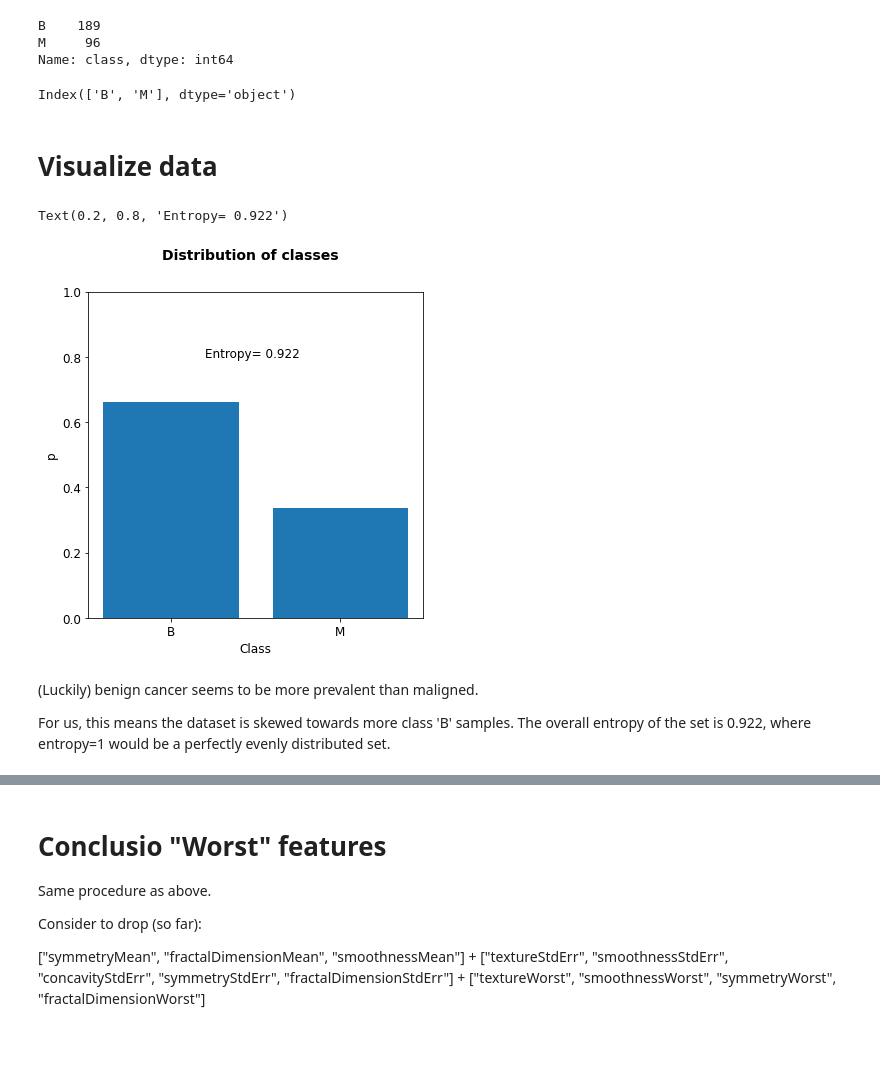
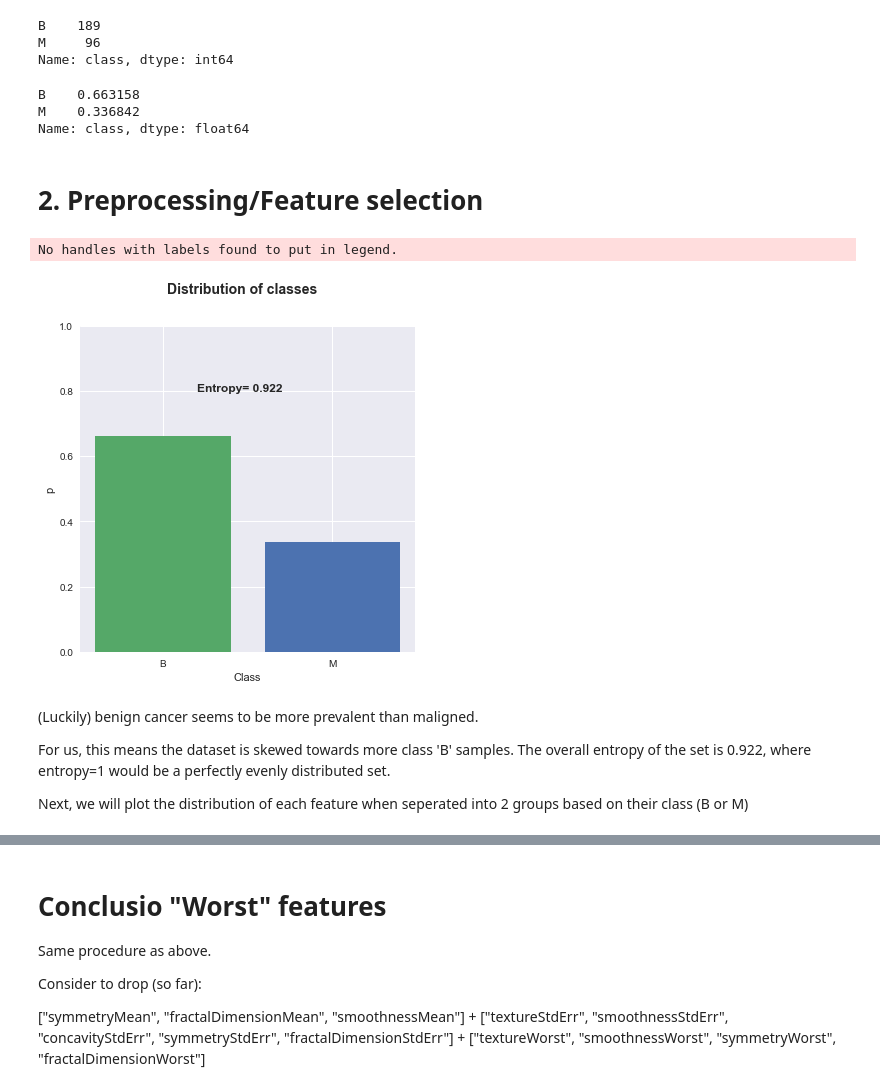
Before and after one commit to GenosW/ml-exercises, a Jupyter notebook: exercise2/breastcancer.ipynb, the cells around one changed output, grey strips where cells are left out. Cells and saved outputs as stored; diff of their text form; code cells hidden in the pictures; blank space fills up the shorter version.

Commit message:
breastcancer in progress

```diff
--- a/exercise2/breastcancer.ipynb
+++ b/exercise2/breastcancer.ipynb
@@ -234,9 +253,10 @@ B    189
 M     96
 Name: class, dtype: int64
 # %%
+# Percentages
 dist_classes = count_classes.apply(lambda x: x/num_samples)
-dist_classes.index
+dist_classes
 # %% [output]
-Index(['B', 'M'], dtype='object')
+B    0.663158
+M    0.336842
+Name: class, dtype: float64
-# %% [markdown]
-# Visualize data
@@ -245,21 +263,36 @@ from math import log2
+# %% [markdown]
+# 2. Preprocessing/Feature selection
+# %%
+# Some variables to set for plotting
+fig_folder = "./figures/breastcancer/" # make sure this path exists!
+
+# Colors
+sns_cols = sns.color_palette()
+snsblue, snsgreen = sns_cols[0], sns_cols[1]
 # %%
-
 plt.rcParams.update({'font.size': 12})
+mpl.style.use('seaborn')
 fig = plt.figure(figsize=(6,6))
-plt.bar(dist_classes.index, dist_classes)
+plt.bar(dist_classes.index, dist_classes, color=[snsgreen, snsblue])
 plt.suptitle("Distribution of classes", fontsize=14, weight="bold")
 plt.ylim((0,1))
 plt.ylabel("p")
 plt.xlabel("Class")
+plt.legend()
 
 entropy = -sum([p*log2(p) for p in dist_classes])
-plt.annotate(f"Entropy= {entropy:.3f}", (0.2, 0.8))
+plt.annotate(f"Entropy= {entropy:.3f}", (0.2, 0.8), fontweight="bold")
+
+plt.savefig(fig_folder + "class_dist.png")
 # %% [output]
-Text(0.2, 0.8, 'Entropy= 0.922')
+No handles with labels found to put in legend.
-[figure, old version]
+[figure, new version]
 # %% [markdown]
 (Luckily) benign cancer seems to be more prevalent than maligned.
 
 For us, this means the dataset is skewed towards more class 'B' samples.
 The overall entropy of the set is 0.922, where entropy=1 would be a perfectly evenly distributed set.
+
+
+Next, we will plot the distribution of each feature when seperated into 2 groups based on their class (B or M)
 # %%
```
Also changed, not shown: parts of 83 cells of this notebook, 7 other files.
